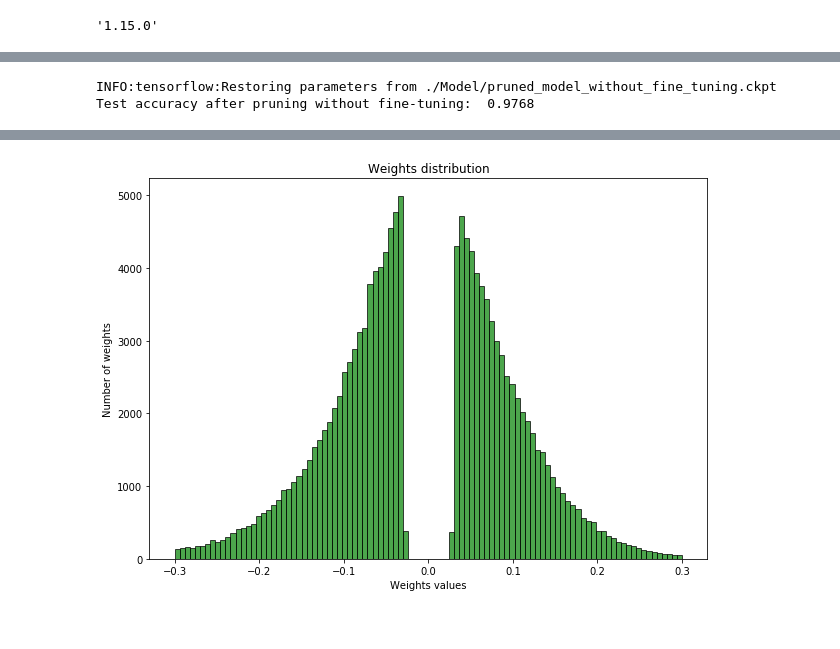
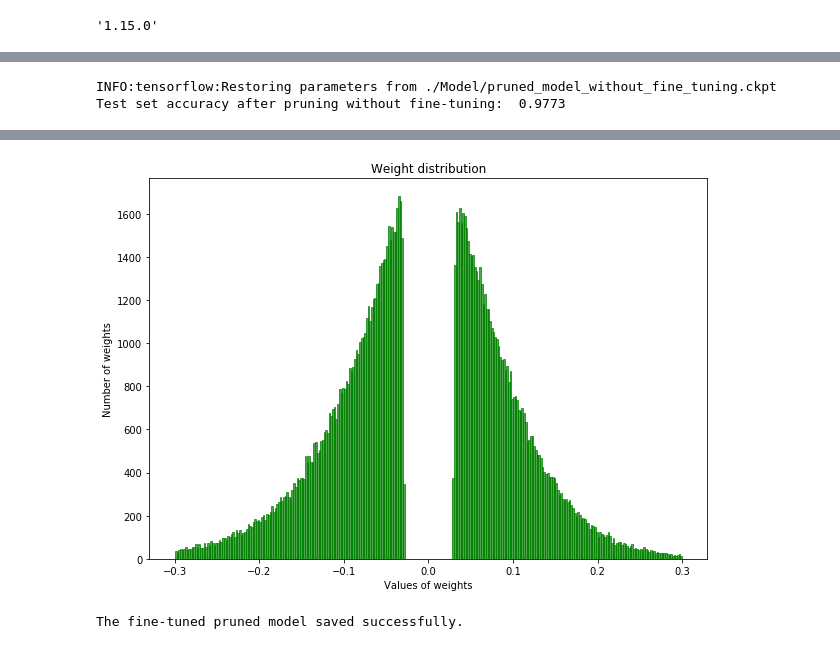
Before and after one commit to ptrandpxq/MLP_Pruning_TensorFlow, a Jupyter notebook: pruning.ipynb, the cells around one changed output, grey strips where cells are left out. Drawn from its saved outputs; the diff is of its cells as text; code cells hidden in the pictures.

```diff
--- a/pruning.ipynb
+++ b/pruning.ipynb
@@ -9,6 +9,7 @@ tf.__version__
 # %%
 from tensorflow.examples.tutorials.mnist import input_data
 # %%
+# Function that draw a weight ditribution plot
 def plot_histogram(weights_list: list,
                    image_name: str,
                    include_zeros=True):
@@ -26,18 +27,17 @@ def plot_histogram(weights_list: list,
     ax = fig.add_subplot(111)
 
     ax.hist(weights,
-            bins=100,
+            bins=300,
             facecolor='green',
-            edgecolor='black',
+            edgecolor='green',
             alpha=0.7,
             range=(-0.3, 0.3))
 
-    ax.set_title('Weights distribution')
-    ax.set_xlabel('Weights values')
+    ax.set_title('Weight distribution')
+    ax.set_xlabel('Values of weights')
     ax.set_ylabel('Number of weights')
 
     plt.show()
-
 #     fig.savefig(image_name + '.png')
 
 def number_of_parameters(var_list):
@@ -207,21 +192,20 @@ Success to save the model.
 # %%
-#Load the model and inference without fine-tuning.
+#Load the pruned model and inference without fine-tuning.
 with tf.Session() as sess:
-    saver.restore(sess, "./Model/pruned_model_without_fine_tuning.ckpt") # 注意此处路径前添加"./"
+    saver.restore(sess, "./Model/pruned_model_without_fine_tuning.ckpt")
 
-
-    L12p1 = tf.nn.relu(tf.matmul(x,W1)+b1)
-    L23p1 = tf.nn.relu(tf.matmul(L12p1,W2)+b2)
-    prediction1 = tf.nn.softmax(tf.matmul(L23p1,W3)+b3)
+    L12p1 = tf.nn.relu(tf.matmul(x,W1) + b1)
+    L23p1 = tf.nn.relu(tf.matmul(L12p1,W2) + b2)
+    prediction1 = tf.nn.softmax(tf.matmul(L23p1,W3) + b3)
 
     correct_prediction1 = tf.equal(tf.argmax(y,1),tf.argmax(prediction1,1))
 
     accuracy1 = tf.reduce_mean(tf.cast(correct_prediction1,tf.float32))
     test_accc = sess.run(accuracy1,feed_dict={x:mnist.test.images,y:mnist.test.labels})
-    print('Test accuracy after pruning without fine-tuning: ',str(test_accc))
+    print('Test set accuracy after pruning without fine-tuning: ',str(test_accc))
 # %% [output]
 INFO:tensorflow:Restoring parameters from ./Model/pruned_model_without_fine_tuning.ckpt
-Test accuracy after pruning without fine-tuning:  0.9768
+Test set accuracy after pruning without fine-tuning:  0.9773
 # %%
 #Functions for learning
 def _apply_prune_on_grads(grads_and_vars: list,threshold: float):
@@ -264,31 +248,26 @@ def _create_optimizer_sparse(loss: tf.Tensor,
 x = tf.placeholder(tf.float32,[None,784])
 y = tf.placeholder(tf.float32,[None,10])
 with tf.variable_scope('op',reuse=tf.AUTO_REUSE):
+    global_step = tf.get_variable(name='g',shape=[1],dtype=tf.float32,initializer=tf.constant_initializer(0.3))
 
-    global_step = tf.get_variable(name='g',shape=[1],dtype=tf.float32,initializer=tf.constant_initializer(0.3))
 with tf.Session() as sess1:
 
     saver.restore(sess1, "./Model/pruned_model_without_fine_tuning.ckpt")
-
     #sess1.run(tf.global_variables_initializer())
 #     for v in tf.trainable_variables():
 #         print(v.shape)
 #         print(sess.run(v))
 
 
-
-    L12 = tf.nn.relu(tf.matmul(x,W1)+b1)
-    L23 = tf.nn.relu(tf.matmul(L12,W2)+b2)
-    prediction = tf.nn.softmax(tf.matmul(L23,W3)+b3)
-
-
+    L12 = tf.nn.relu(tf.matmul(x,W1) + b1)
+    L23 = tf.nn.relu(tf.matmul(L12,W2) + b2)
+    prediction = tf.nn.softmax(tf.matmul(L23,W3) + b3)
 
     optimizer = tf.train.GradientDescentOptimizer(learning_rate=0.25)
     loss = tf.reduce_mean(tf.square(y-prediction))
 
     grads_and_vars = optimizer.compute_gradients(loss)
-    #print(grads_and_vars)
-
+#     print(grads_and_vars)
 
     # to the pruned weights to be zero
 
@@ -301,7 +280,7 @@ with tf.Session() as sess1:
             grad = grad * mask
 
         grads_and_vars_sparse.append((grad, var))
-    print(grads_and_vars_sparse)
+#     print(grads_and_vars_sparse)
 
     train_op = optimizer.apply_gradients(grads_and_vars_sparse)
 #     print(train_op)
@@ -315,8 +294,10 @@ with tf.Session() as sess1:
             batch_xs,batch_ys = mnist.train.next_batch(batch_size)
             sess1.run(train_op,feed_dict={x:batch_xs,y:batch_ys})
 
+        print('Epoch', epoch+1)
         accc = sess1.run(accuracy1,feed_dict={x:mnist.test.images,y:mnist.test.labels})
-        print('epoch:',epoch+1,'Test acc: ',str(accc))
+        print('Test set accuracy: ',str(accc))
+
     #Fine-tuning pruned model
 #     for v in tf.trainable_variables():
 #         print(v.shape)
@@ -330,8 +311,9 @@ with tf.Session() as sess1:
     weightspf.append(sess1.run(b1))
     weightspf.append(sess1.run(b2))
     weightspf.append(sess1.run(b3))
-    #after pruning
-    plot_histogram(weightspf,'weights_distribution_after_pruning',include_zeros=False)
+    ## Weight distribution of the fine-tuned pruned model
+    plot_histogram(weightspf,'Weight_distribution_after_pruning_and_fine-tuning',include_zeros=False)
     saver.save(sess1, "./Model/fine_tuned_pruned_model.ckpt")
+    print("The fine-tuned pruned model saved successfully.")
 # %% [output]
 INFO:tensorflow:Restoring parameters from ./Model/pruned_model_without_fine_tuning.ckpt
@@ -344 +330,2 @@ epoch: 5 Test acc:  0.98
-[figure, old version]
+[figure, new version]
+The fine-tuned pruned model saved successfully.
```
Also changed, not shown: parts of 3 cells of this notebook.
